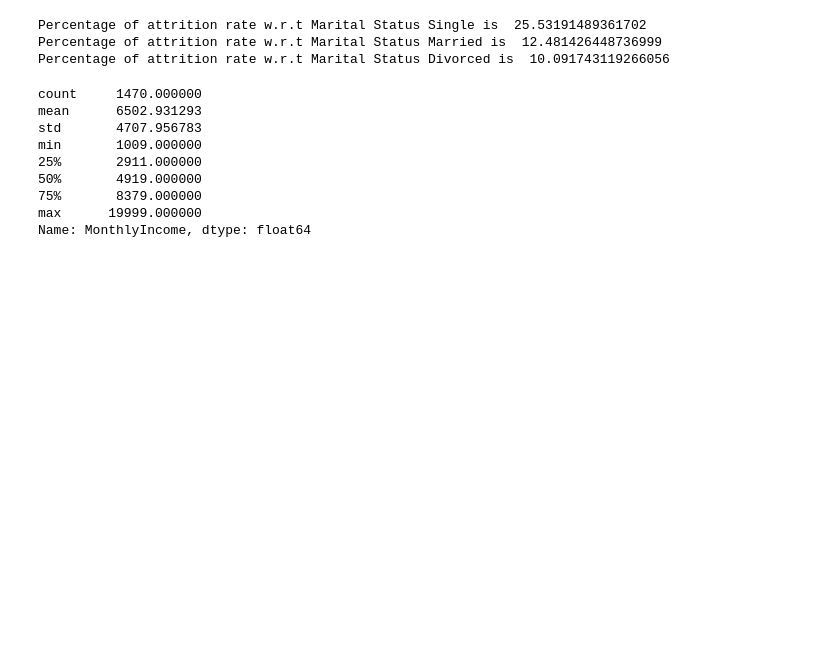
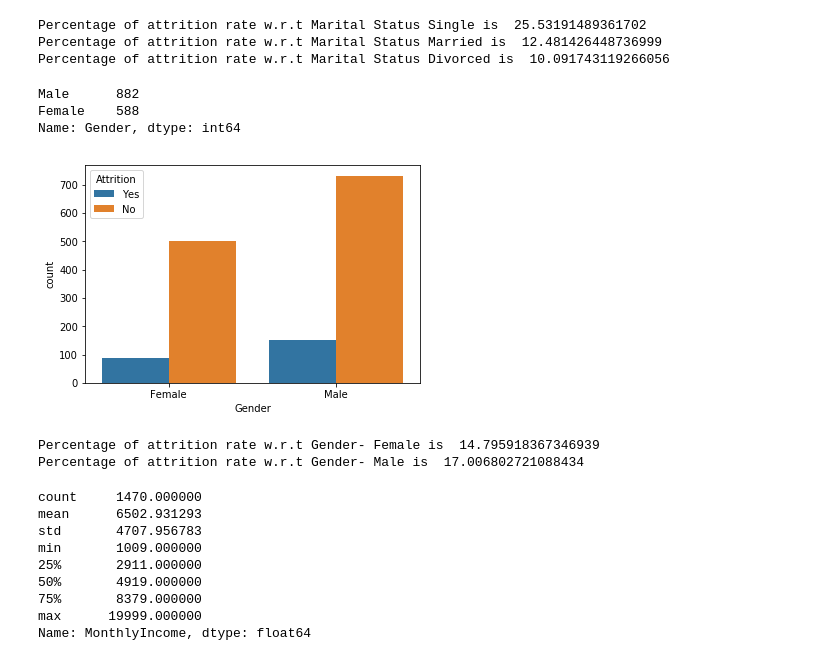
Before and after one commit to sowndhu13/sowndhu13, a Jupyter notebook: Group_8_ibm-hr-analytics-attrition.ipynb, the cells around one changed output. Saved outputs shown, nothing was run; the diff lists cells and outputs as text; code cells hidden in the pictures; blank space fills up the shorter version.

```diff
--- a/Group_8_ibm-hr-analytics-attrition.ipynb
+++ b/Group_8_ibm-hr-analytics-attrition.ipynb
@@ -507,6 +547,28 @@ Percentage of attrition rate w.r.t Marital Status Married is  12.481426448736999
 Percentage of attrition rate w.r.t Marital Status Divorced is  10.091743119266056
 # %%
 #### from the above, it is clear that unmarried people tend to move from IBM than married and divorced people.
+# %%
+ibm.Gender.value_counts()
+# %% [output]
+Male      882
+Female    588
+Name: Gender, dtype: int64
+# %%
+sns.countplot(ibm.Gender,hue=ibm.Attrition)
+gs=ibm.Gender.unique()
+# %% [output]
+[figure, added]
+# %%
+for i in gs:
+
+
+    print('Percentage of attrition rate w.r.t Gender- {} is '.format(i),(ibm[(ibm['Attrition']=='Yes') &
+         (ibm['Gender']==i)]['Gender'].count()
+     /
+     ibm[ibm['Gender']==i]['Gender'].count()) * 100)
+# %% [output]
+Percentage of attrition rate w.r.t Gender- Female is  14.795918367346939
+Percentage of attrition rate w.r.t Gender- Male is  17.006802721088434
 # %%
 ibm.MonthlyIncome.describe()
 # %% [output]
```
Also changed, not shown: parts of 159 cells of this notebook.
